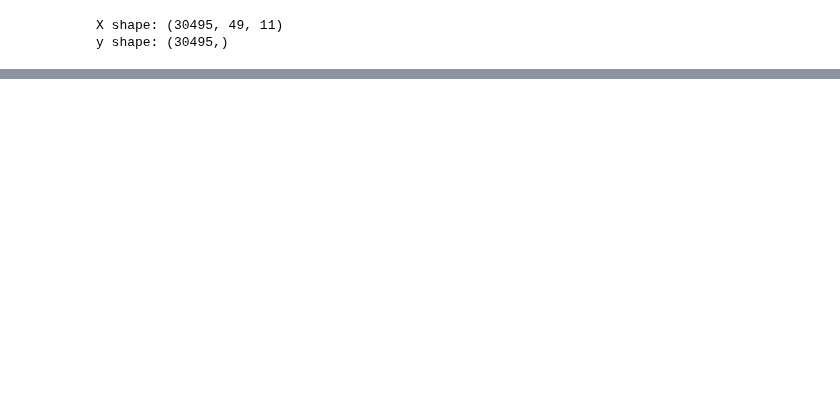
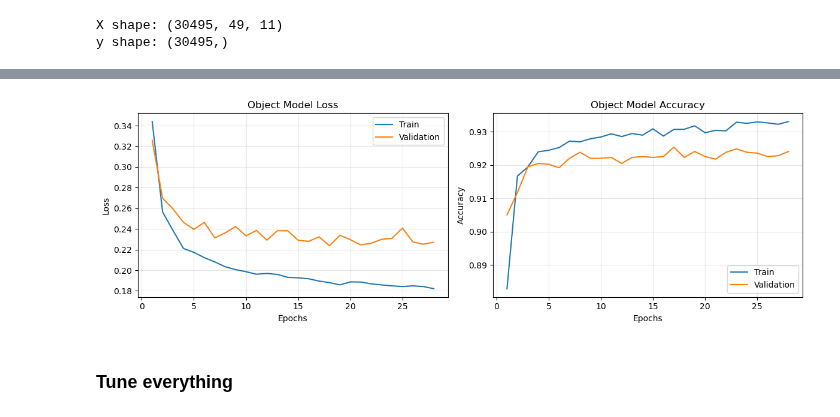
Before and after one commit to tedinspace/space-object-identification, a Jupyter notebook: src/Final_Model_Draft_Padding.ipynb, the cells around one changed output, grey strips where cells are left out. Saved outputs shown, nothing was run; the diff lists cells and outputs as text; code cells hidden in the pictures; blank space fills up the shorter version.

```diff
--- a/src/Final_Model_Draft_Padding.ipynb
+++ b/src/Final_Model_Draft_Padding.ipynb
@@ -77,3 +234,19 @@ X_train, X_test, y_train, y_test = train_test_split(X_array, y_encoded, test_siz
+# %%
+# Scale the 3D tensors
+X_train_scaled_flat = X_train_flat.copy()
+X_train_scaled_flat[train_mask] = scaler.transform(X_train_flat[train_mask])
+X_train_scaled = X_train_scaled_flat.reshape(X_train.shape)
+
+X_val_scaled_flat = X_val_flat.copy()
+X_val_scaled_flat[val_mask] = scaler.transform(X_val_flat[val_mask])
+X_val_scaled = X_val_scaled_flat.reshape(X_val.shape)
+
+X_test_flat = X_test.reshape(-1, N_FEATURES)
+test_mask = ~(X_test_flat == PADDING_VALUE).all(axis=1)
+X_test_scaled_flat = X_test_flat.copy()
+X_test_scaled_flat[test_mask] = scaler.transform(X_test_flat[test_mask])
+X_test_scaled = X_test_scaled_flat.reshape(X_test.shape)
 # %%
-# Repeat for the state model
+# Repeat the train y's for the state model only
 y_train_repeated = np.repeat(np.expand_dims(y_train, axis=-1), MAX_STATE_COUNT, axis=-1).astype(np.int32)
+y_val_repeated = np.repeat(np.expand_dims(y_val, axis=-1), MAX_STATE_COUNT, axis=-1).astype(np.int32)
@@ -200,14 +252,0 @@ Epoch 42: early stopping
-# %%
-fig, axes = plt.subplots(nrows=2, ncols=2, figsize=(12,8))
-for i, level in enumerate(['state', 'object']):
-    for j, metric in enumerate(['loss', 'accuracy']):
-        for k, split in enumerate(['', 'val_']):
-            data = history[f'{split}{level}_output_{metric}']
-            axes[i][j].plot(np.arange(len(data))+1, data, color=f'C{k}', label='Train' if split == '' else 'Validation')
-            axes[i][j].legend()
-            axes[i][j].set_xlabel('Epochs')
-            axes[i][j].set_ylabel(metric.title())
-            axes[i][j].set_title(f'{level.title()} Model {metric.title()}')
-            axes[i][j].grid(alpha=0.3)
-
-plt.tight_layout()
@@ -215,0 +348,17 @@ plt.tight_layout()
+# %%
+fig, axes = plt.subplots(nrows=1, ncols=2, figsize=(12,4))
+for i, metric in enumerate(['loss', 'accuracy']):
+    for k, split in enumerate(['', 'val_']):
+        data = object_history[f'{split}object_output_{metric}']
+        axes[i].plot(np.arange(len(data))+1, data, color=f'C{k}', label='Train' if split == '' else 'Validation')
+        axes[i].legend()
+        axes[i].set_xlabel('Epochs')
+        axes[i].set_ylabel(metric.title())
+        axes[i].set_title(f'Object Model {metric.title()}')
+        axes[i].grid(alpha=0.3)
+
+plt.tight_layout()
+# %% [output]
+[figure, added]
+# %% [markdown]
+### Tune everything
```
Also changed, not shown: parts of 27 cells of this notebook.
